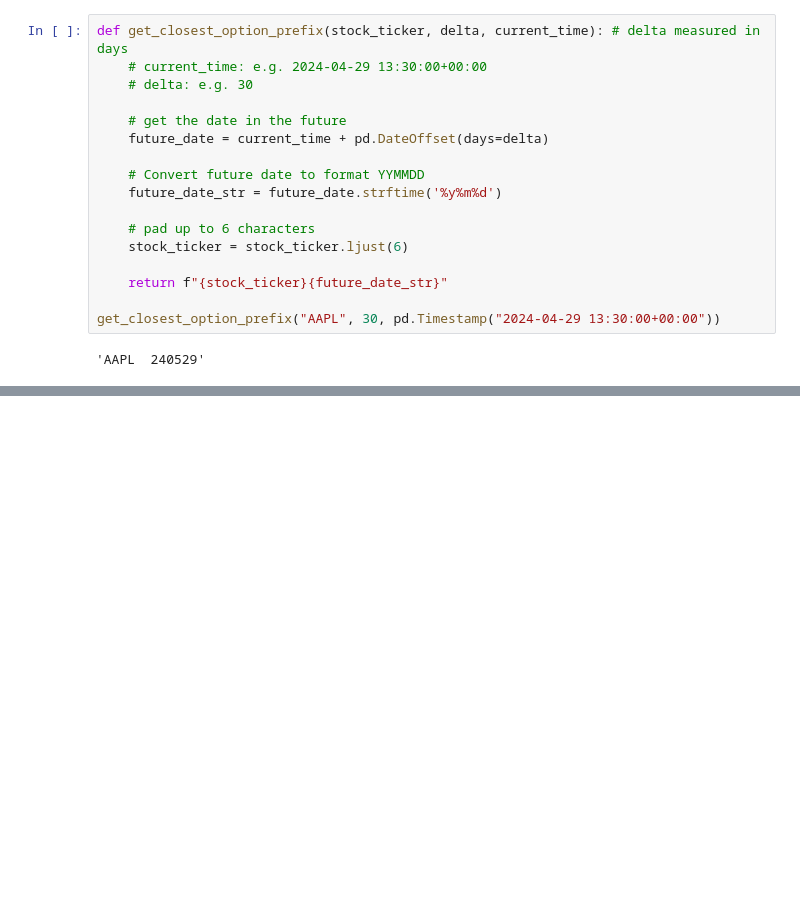
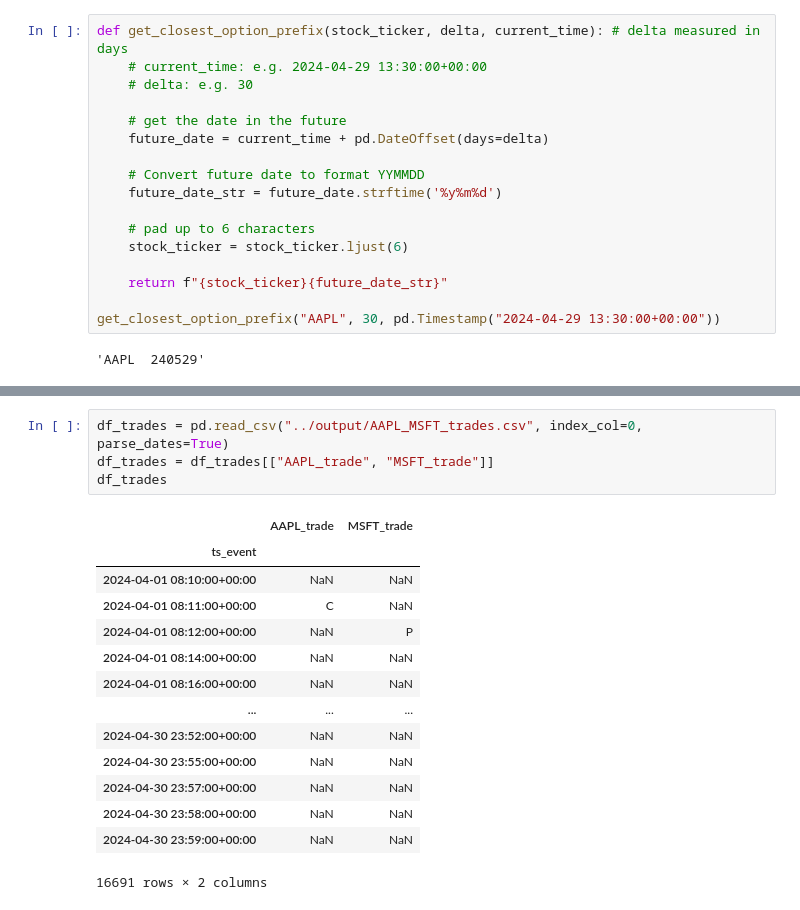
Before and after one commit to niallkehoe/mse244, a Jupyter notebook: backtest/backtest.ipynb, the cells around one changed output, grey strips where cells are left out. Drawn from its saved outputs; the diff is of its cells as text; blank space fills up the shorter version.

```diff
--- a/backtest/backtest.ipynb
+++ b/backtest/backtest.ipynb
@@ -221,0 +244,19 @@ select_closest_option(merged_df, "AAPL", 30, pd.Timestamp("2024-04-29 13:30:00+0
+# %%
+df_trades = pd.read_csv("../output/AAPL_MSFT_trades.csv", index_col=0, parse_dates=True)
+df_trades = df_trades[["AAPL_trade", "MSFT_trade"]]
+df_trades
+# %% [output]
+|  | AAPL_trade | MSFT_trade |
+| ts_event |  |  |
+| 2024-04-01 08:10:00+00:00 | NaN | NaN |
+| 2024-04-01 08:11:00+00:00 | C | NaN |
+| 2024-04-01 08:12:00+00:00 | NaN | P |
+| 2024-04-01 08:14:00+00:00 | NaN | NaN |
+| 2024-04-01 08:16:00+00:00 | NaN | NaN |
+| ... | ... | ... |
+| 2024-04-30 23:52:00+00:00 | NaN | NaN |
+| 2024-04-30 23:55:00+00:00 | NaN | NaN |
+| 2024-04-30 23:57:00+00:00 | NaN | NaN |
+| 2024-04-30 23:58:00+00:00 | NaN | NaN |
+| 2024-04-30 23:59:00+00:00 | NaN | NaN |
+16691 rows × 2 columns
```
Also changed, not shown: parts of 12 cells of this notebook, 45 other files.
